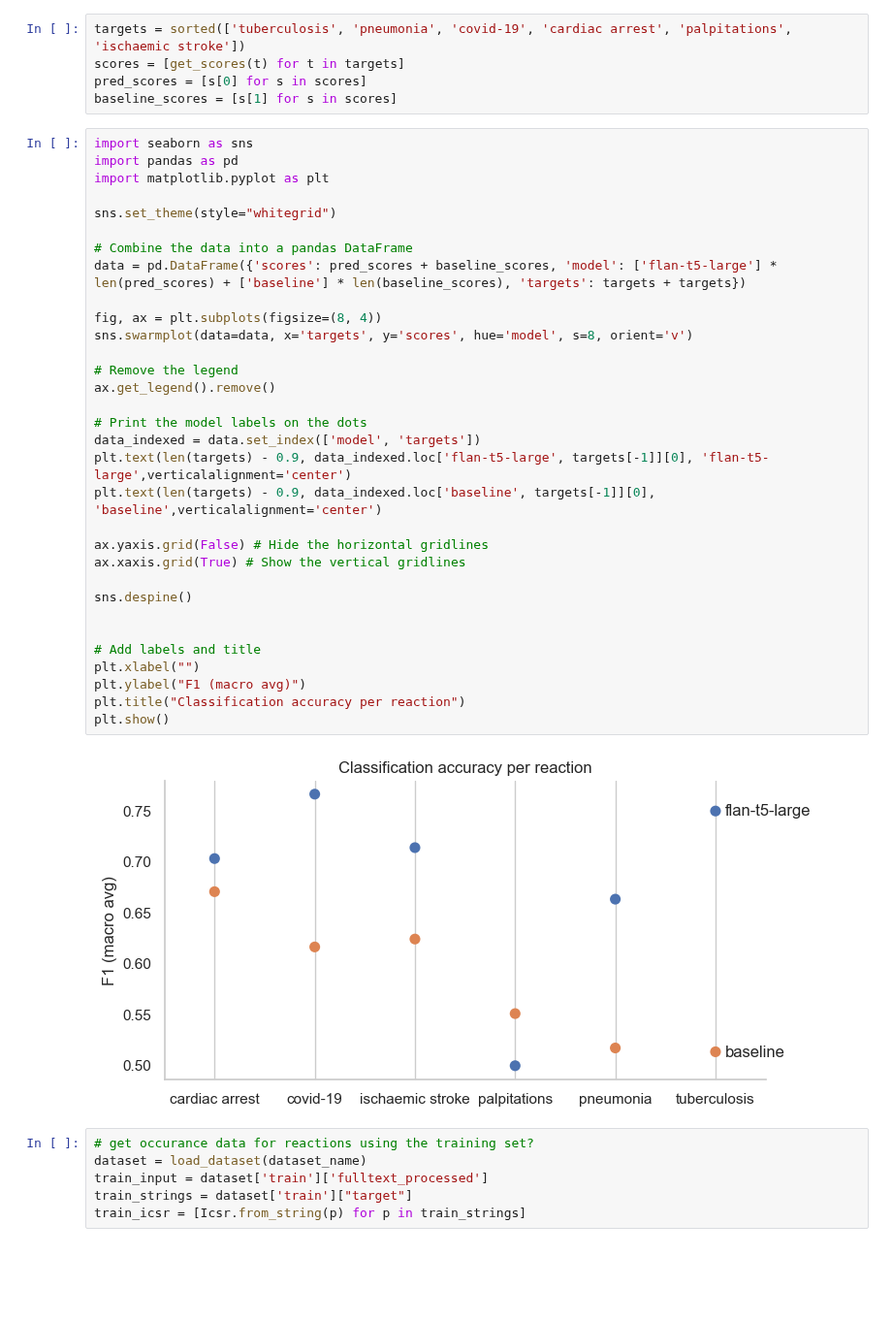
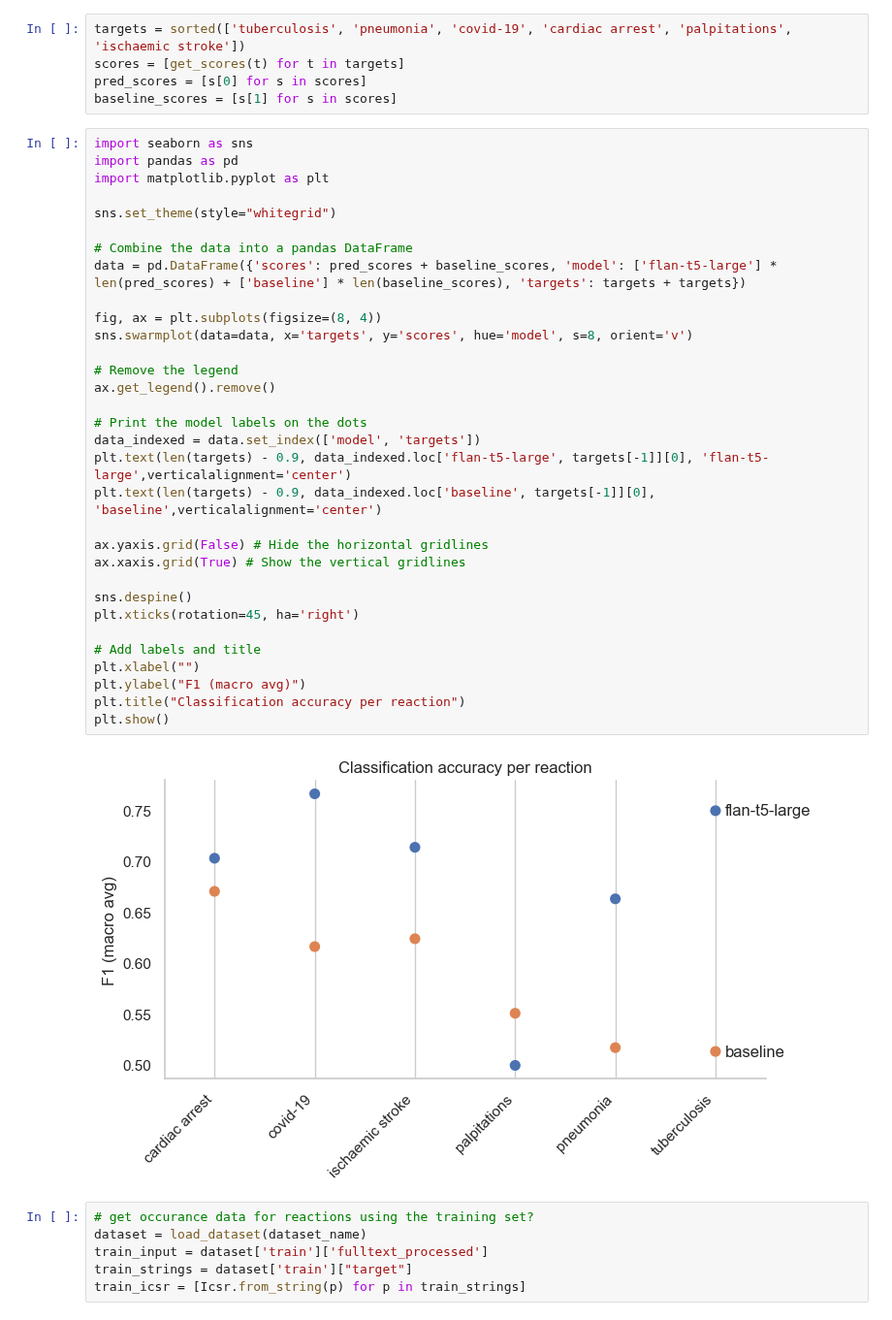
Before and after one commit to KarelDO/BioDEX, a Jupyter notebook: tasks/icsr_extraction/seriousness_metrics.ipynb, the cells around one changed output. Shown at 97% size. Saved outputs shown, nothing was run; the diff lists cells and outputs as text; blank space fills up the shorter version.

```diff
--- a/tasks/icsr_extraction/seriousness_metrics.ipynb
+++ b/tasks/icsr_extraction/seriousness_metrics.ipynb
@@ -160,35 +160,35 @@ import seaborn as sns
 import pandas as pd
 import matplotlib.pyplot as plt
 
 sns.set_theme(style="whitegrid")
 
 # Combine the data into a pandas DataFrame
 data = pd.DataFrame({'scores': pred_scores + baseline_scores, 'model': ['flan-t5-large'] * len(pred_scores) + ['baseline'] * len(baseline_scores), 'targets': targets + targets})
 
 fig, ax = plt.subplots(figsize=(8, 4))
 sns.swarmplot(data=data, x='targets', y='scores', hue='model', s=8, orient='v')
 
 # Remove the legend
 ax.get_legend().remove()
 
 # Print the model labels on the dots
 data_indexed = data.set_index(['model', 'targets'])
 plt.text(len(targets) - 0.9, data_indexed.loc['flan-t5-large', targets[-1]][0], 'flan-t5-large',verticalalignment='center')
 plt.text(len(targets) - 0.9, data_indexed.loc['baseline', targets[-1]][0], 'baseline',verticalalignment='center')
 
 ax.yaxis.grid(False) # Hide the horizontal gridlines
 ax.xaxis.grid(True) # Show the vertical gridlines
 
 sns.despine()
-
+plt.xticks(rotation=45, ha='right')
 
 # Add labels and title
 plt.xlabel("")
 plt.ylabel("F1 (macro avg)")
 plt.title("Classification accuracy per reaction")
 plt.show()
 # %% [output]
-[figure, old version]
+[figure, new version]
 # %%
 # get occurance data for reactions using the training set?
 dataset = load_dataset(dataset_name)
```
